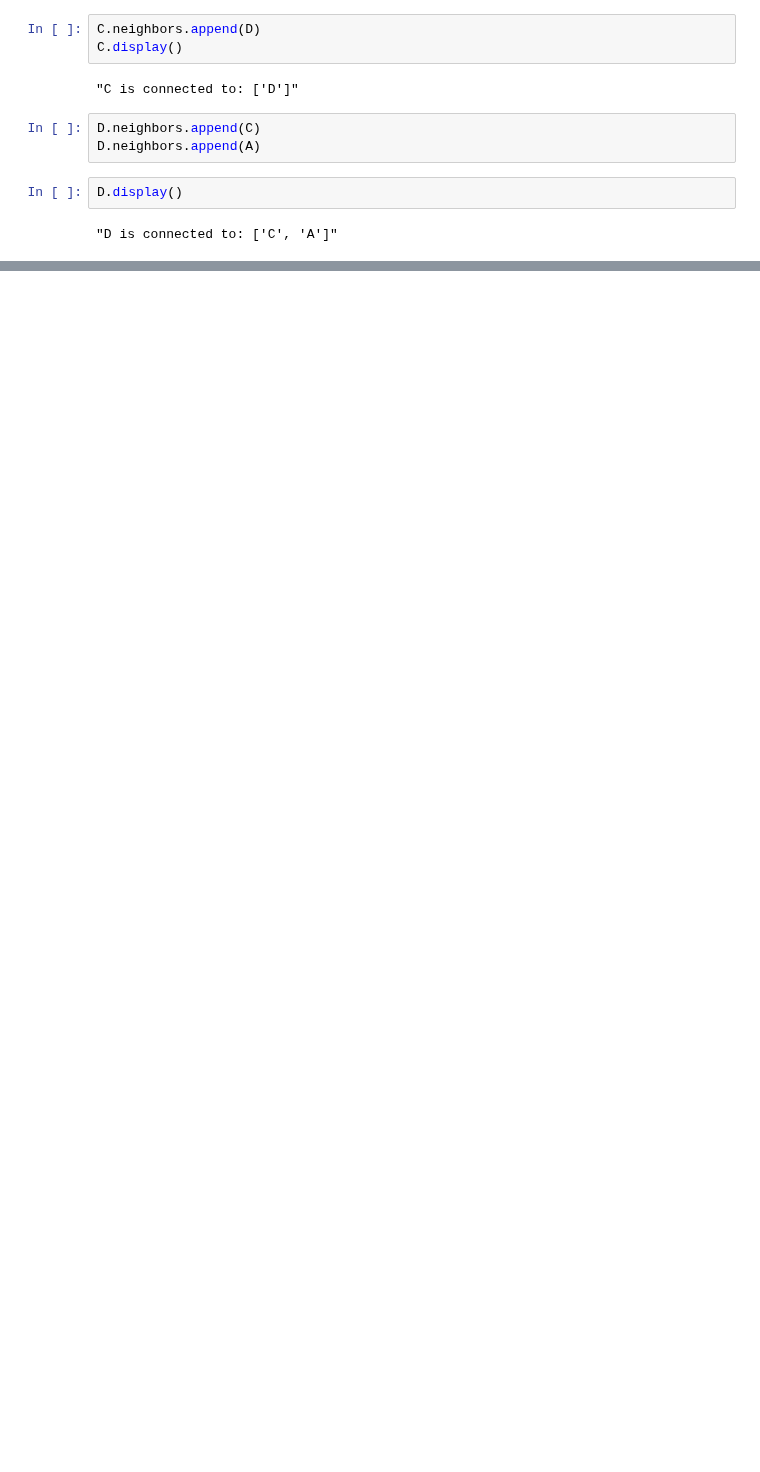
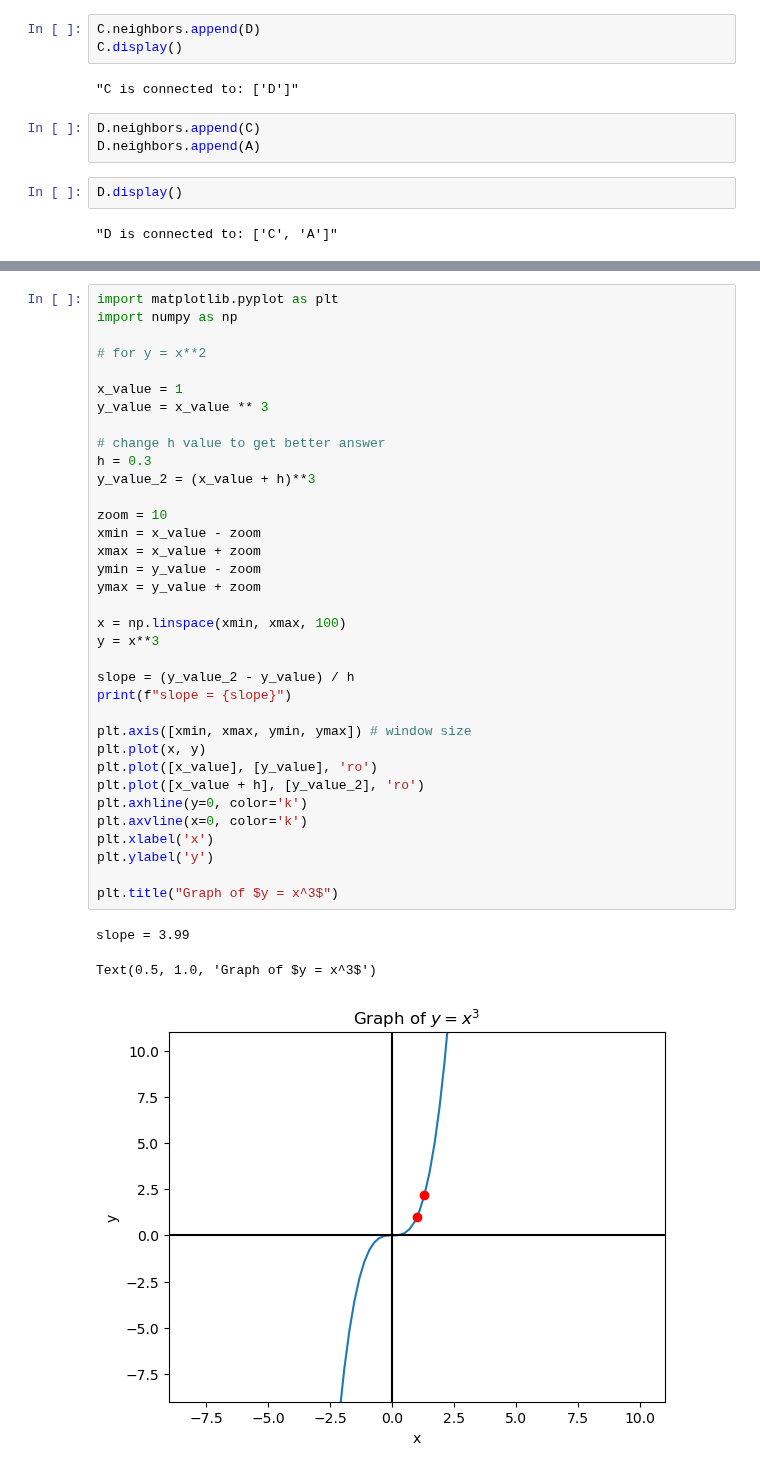
Before and after one commit to aaronjoel/HalStatMLPy, a Jupyter notebook: HAL1.ipynb, the cells around one changed output, grey strips where cells are left out. Drawn from its saved outputs; the diff is of its cells as text; blank space fills up the shorter version.

```diff
--- a/HAL1.ipynb
+++ b/HAL1.ipynb
@@ -1773,0 +2028,39 @@ D.display()
+# %%
+import matplotlib.pyplot as plt
+import numpy as np
+
+# for y = x**2
+
+x_value = 1
+y_value = x_value ** 3
+
+# change h value to get better answer
+h = 0.3
+y_value_2 = (x_value + h)**3
+
+zoom = 10
+xmin = x_value - zoom
+xmax = x_value + zoom
+ymin = y_value - zoom
+ymax = y_value + zoom
+
+x = np.linspace(xmin, xmax, 100)
+y = x**3
+
+slope = (y_value_2 - y_value) / h
+print(f"slope = {slope}")
+
+plt.axis([xmin, xmax, ymin, ymax]) # window size
+plt.plot(x, y)
+plt.plot([x_value], [y_value], 'ro')
+plt.plot([x_value + h], [y_value_2], 'ro')
+plt.axhline(y=0, color='k')
+plt.axvline(x=0, color='k')
+plt.xlabel('x')
+plt.ylabel('y')
+
+plt.title("Graph of $y = x^3$")
+# %% [output]
+slope = 3.99
+Text(0.5, 1.0, 'Graph of $y = x^3$')
+[figure, added]
```
Also changed, not shown: parts of 141 cells of this notebook.
